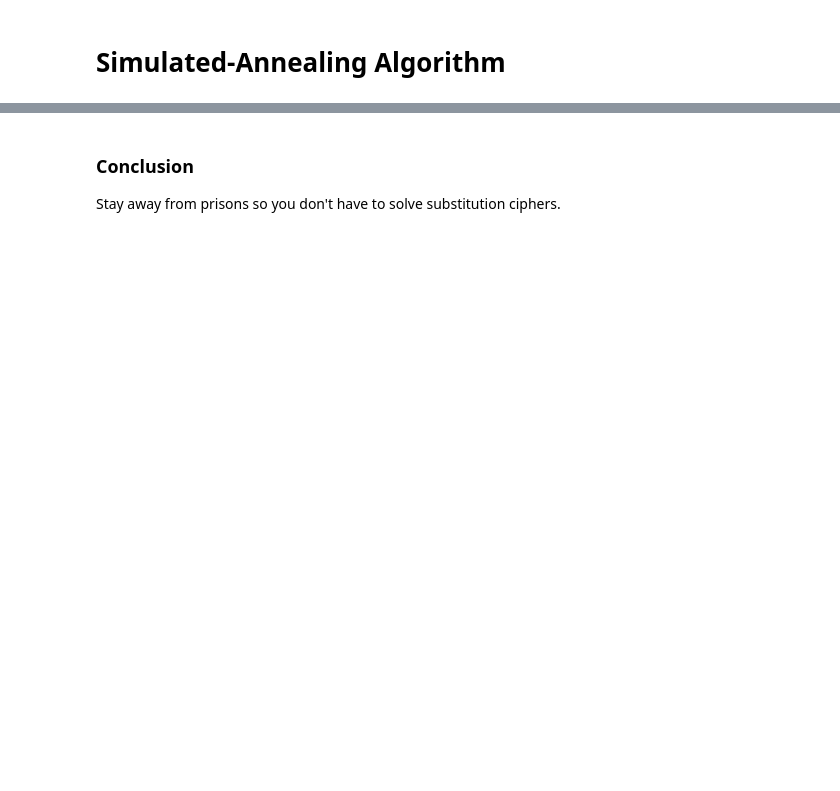
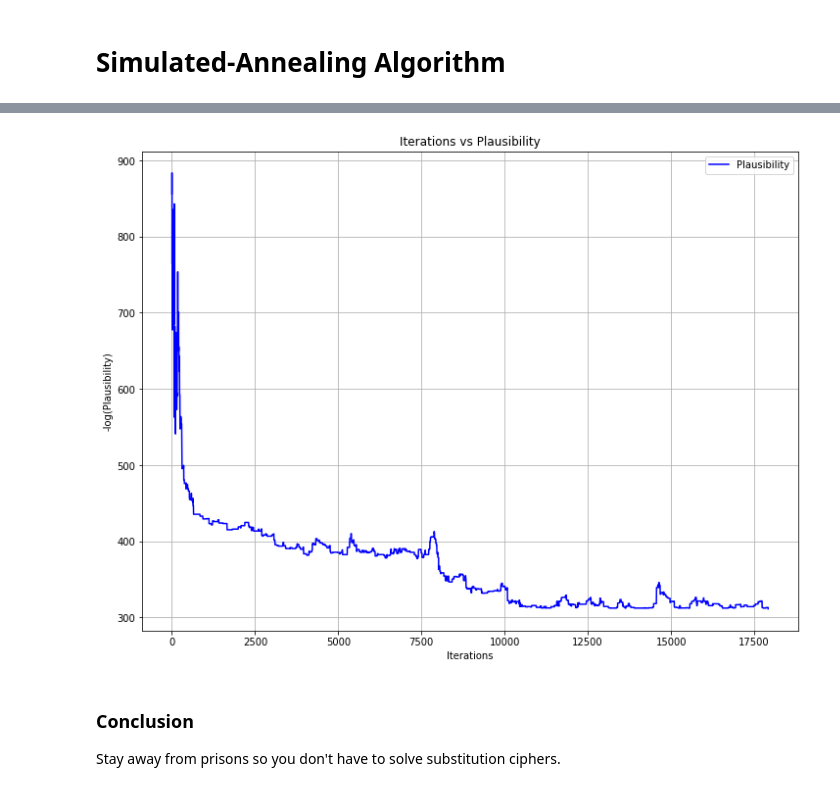
Before and after one commit to sharath/MCMC-decipher, a Jupyter notebook: demo.ipynb, the cells around one changed output, grey strips where cells are left out. Saved outputs shown, nothing was run; the diff lists cells and outputs as text; code cells hidden in the pictures; blank space fills up the shorter version.

```diff
--- a/demo.ipynb
+++ b/demo.ipynb
@@ -181,3 +198,7 @@ plt.show()
+# %%
+output_graph(plotx, ploty)
+# %% [output]
+[figure, added]
 # %% [markdown]
 ### Conclusion
 
```
Also changed, not shown: parts of 13 cells of this notebook, 6 other files.
